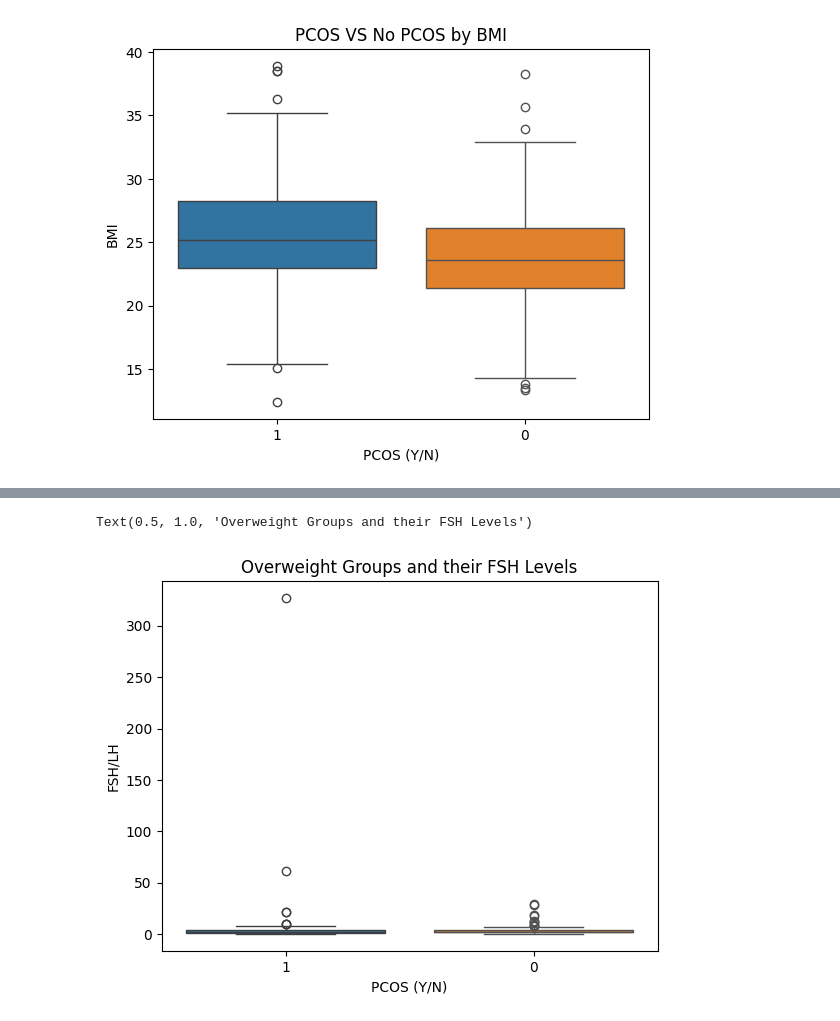
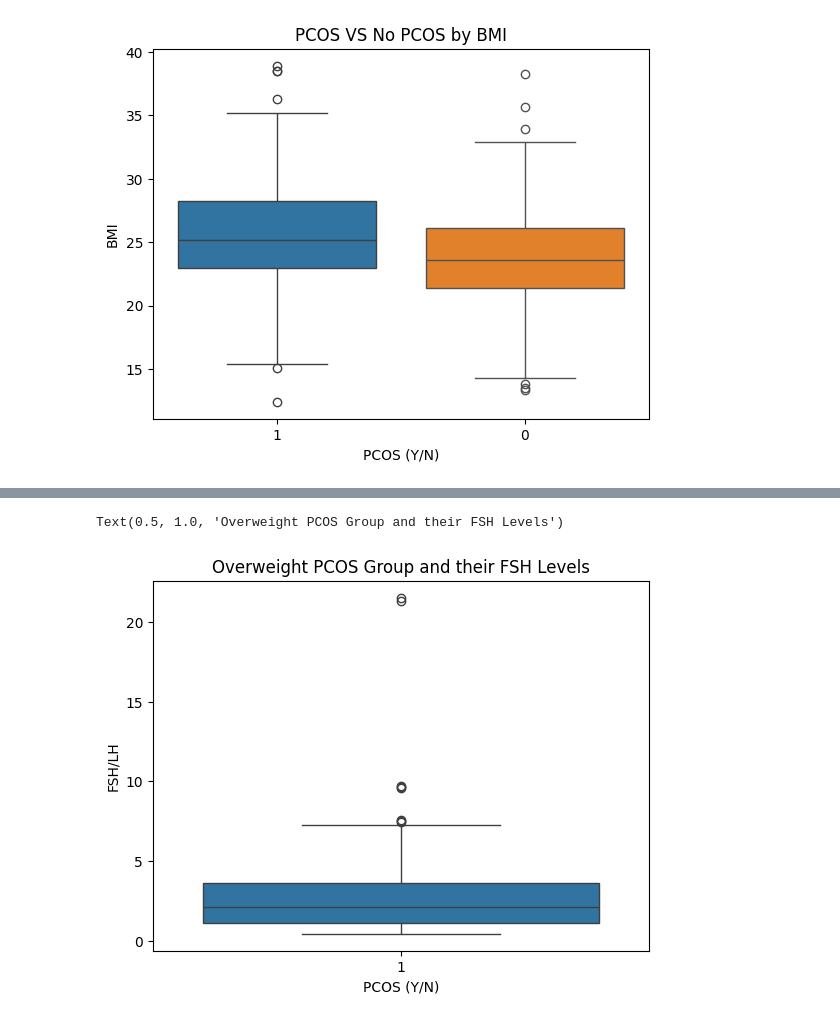
Before and after one commit to trodman201/PCOS-Research, a Jupyter notebook: Revised_Pcos_graphs.ipynb, the cells around one changed output, grey strips where cells are left out. Saved outputs shown, nothing was run; the diff lists cells and outputs as text; code cells hidden in the pictures.

```diff
--- a/Revised_Pcos_graphs.ipynb
+++ b/Revised_Pcos_graphs.ipynb
@@ -161,0 +182,7 @@ Text(0.5, 1.0, 'Underweight Groups and their FSH Levels')
+# %%
+print("Unique values in 'FSH/LH' column of p3 before filtering:")
+print(p3['FSH/LH'].unique())
+values_to_drop = [327, 61.875, 21.33333333]
+filtered_p3 = p3[~p3['FSH/LH'].isin(values_to_drop)]
+print("Unique values in 'FSH/LH' column of p3 after filtering:")
+print(filtered_p3['FSH/LH'].unique())
@@ -162,7 +207,6 @@ Text(0.5, 1.0, 'Underweight Groups and their FSH Levels')
 # %%
-sns.boxplot(x="PCOS (Y/N)", y="FSH/LH", data=p3)
-sns.boxplot(x="PCOS (Y/N)", y="FSH/LH", data=n3)
-plt.title('Overweight Groups and their FSH Levels')
+sns.boxplot(x="PCOS (Y/N)", y="FSH/LH", data=filtered_p3)
+plt.title('Overweight PCOS Group and their FSH Levels')
 # %% [output]
-Text(0.5, 1.0, 'Overweight Groups and their FSH Levels')
+Text(0.5, 1.0, 'Overweight PCOS Group and their FSH Levels')
-[figure, old version]
+[figure, new version]
```
Also changed, not shown: parts of 7 cells of this notebook.
